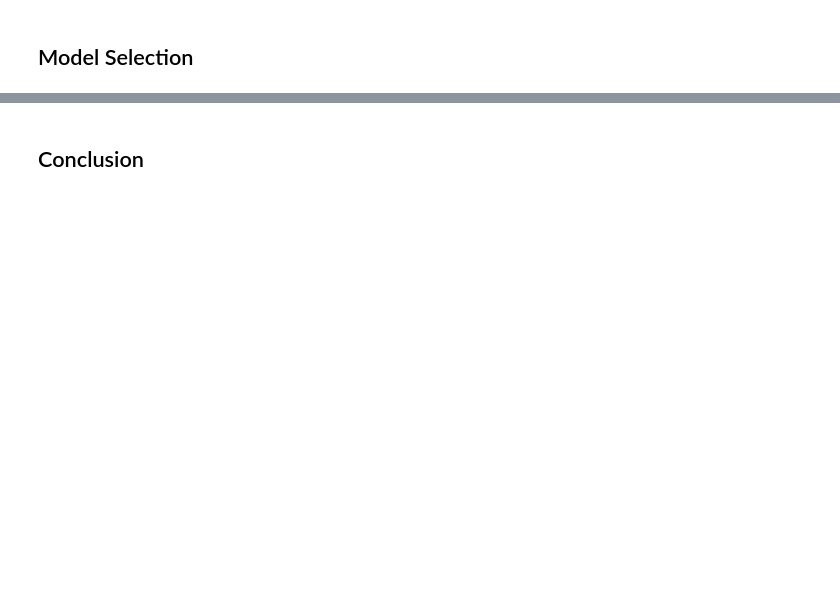
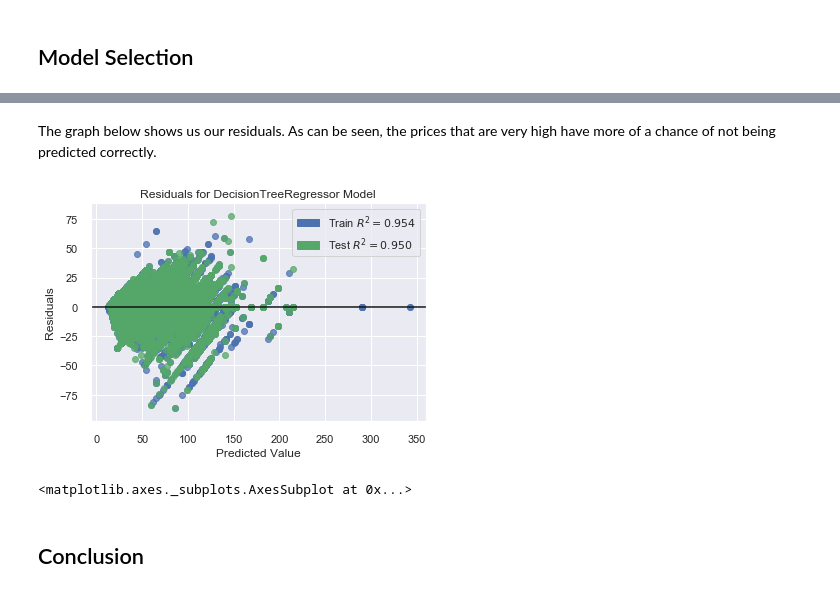
Before and after one commit to BrianJ1224/Capstone, a Jupyter notebook: Code.ipynb, the cells around one changed output, grey strips where cells are left out. Saved outputs shown, nothing was run; the diff lists cells and outputs as text; code cells hidden in the pictures; blank space fills up the shorter version.

```diff
--- a/Code.ipynb
+++ b/Code.ipynb
@@ -503,3 +634,14 @@ visualizer.show()
 <matplotlib.axes._subplots.AxesSubplot at 0x...>
+# %% [markdown]
+The graph below shows us our residuals. As can be seen, the prices that are very high have more of a chance of not being predicted correctly.
+# %%
+visualizer = ResidualsPlot(dt, hist=False)
+
+visualizer.fit(X_train, y_train)  # Fit the training data to the visualizer
+visualizer.score(X_test, y_test)  # Evaluate the model on the test data
+visualizer.show()
+# %% [output]
+[figure, added]
+<matplotlib.axes._subplots.AxesSubplot at 0x...>
 # %% [markdown]
 ## Conclusion
```
Also changed, not shown: parts of 33 cells of this notebook, 1 other file.
